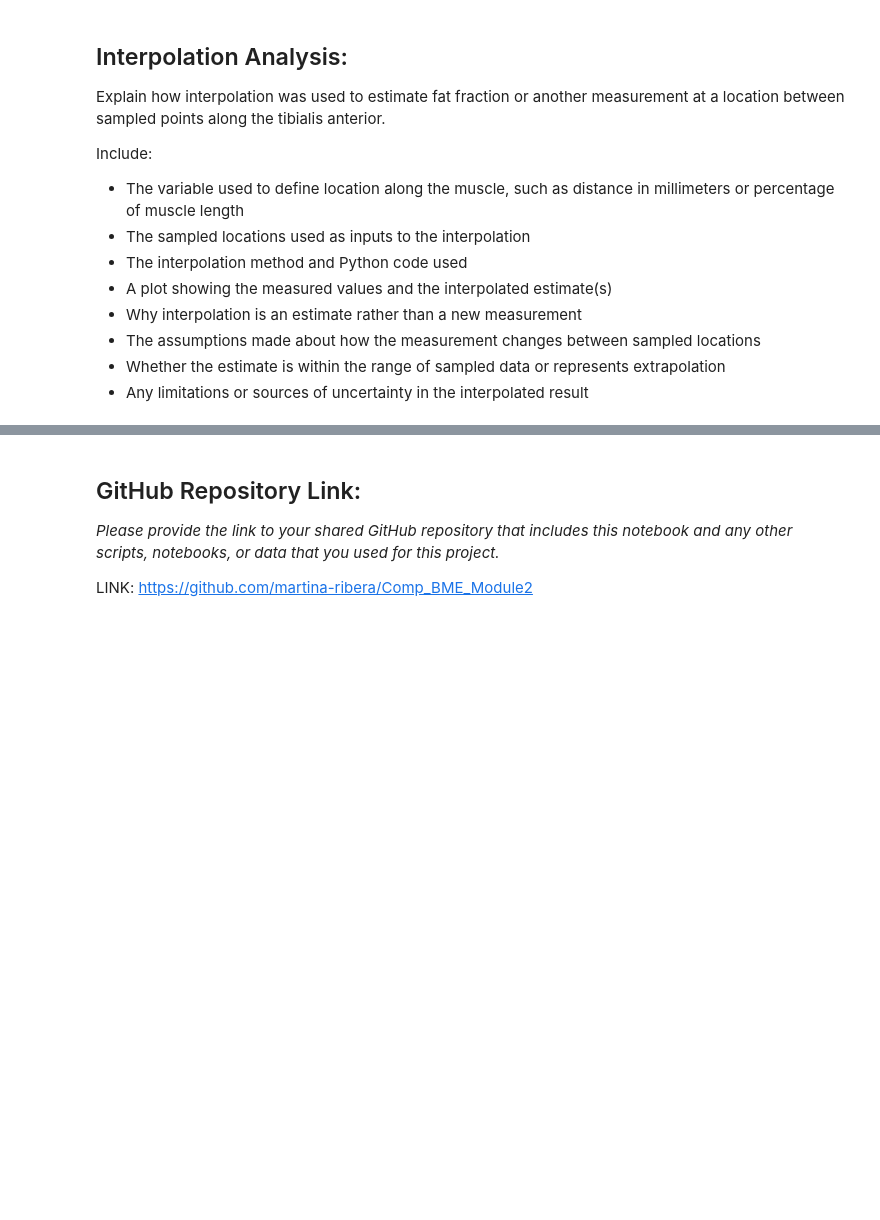
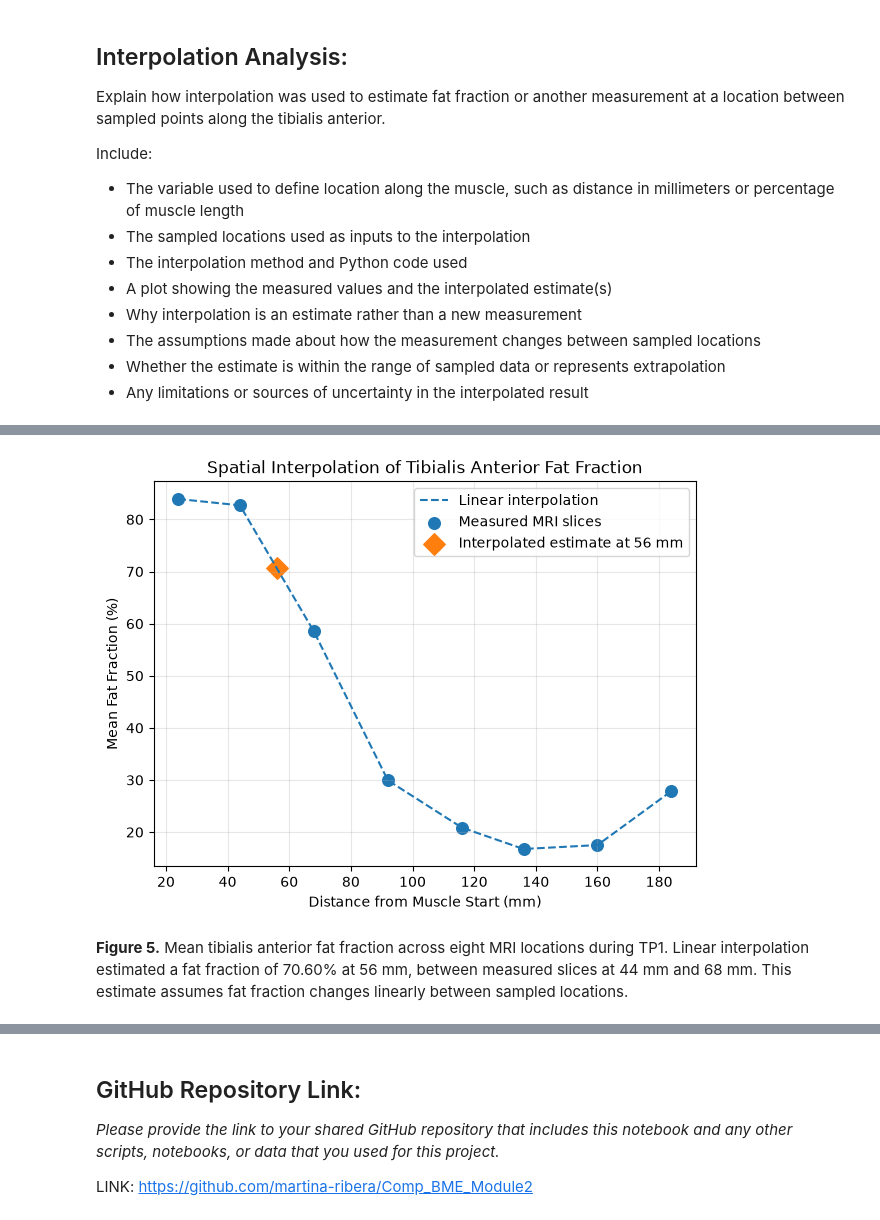
Before and after one commit to martina-ribera/Comp_BME_Module2, a Jupyter notebook: FSHD_Module2_Project.ipynb, the cells around one changed output, grey strips where cells are left out. Drawn from its saved outputs; the diff is of its cells as text; code cells hidden in the pictures; blank space fills up the shorter version.

```diff
--- a/FSHD_Module2_Project.ipynb
+++ b/FSHD_Module2_Project.ipynb
@@ -435,0 +889,10 @@ Discuss:
+# %%
+# Select TP1 measurements from our MRI analysis
+tp1_data = profiles_df[profiles_df["timepoint"] == "TP1"]
+
+# Extract sampled locations and fat fraction values
+locations = np.array(tp1_data["distance_from_muscle_start_mm"])
+fat_fractions = np.array(tp1_data["mean_fat_fraction_percent"])
+
+print("Sampled locations (mm):", locations)
+print("Mean fat fractions (%):", fat_fractions)
@@ -435,0 +907,9 @@ Discuss:
+# %%
+# Create a linear interpolation function
+f_linear = interp1d(locations, fat_fractions, kind='linear')
+
+# Estimate fat fraction at 56 mm
+new_location = 56
+estimated_ff = f_linear(new_location)
+
+print(f"Estimated fat fraction at {new_location} mm: {estimated_ff:.2f}%")
@@ -435,0 +922,24 @@ Discuss:
+# %%
+# Plot the measured values and linear interpolation
+plt.figure(figsize=(7, 5))
+
+plt.plot(locations, fat_fractions, linestyle="--",
+         label="Linear interpolation")
+
+plt.scatter(locations, fat_fractions, s=70,
+            label="Measured MRI slices")
+
+# Plot the interpolated estimate
+plt.scatter([new_location], [estimated_ff], marker="D", s=120,
+            label="Interpolated estimate at 56 mm")
+
+plt.title("Spatial Interpolation of Tibialis Anterior Fat Fraction")
+plt.xlabel("Distance from Muscle Start (mm)")
+plt.ylabel("Mean Fat Fraction (%)")
+plt.grid(True, alpha=0.3)
+plt.legend()
+plt.show()
+# %% [output]
+[figure, added]
+# %% [markdown]
+**Figure 5.** Mean tibialis anterior fat fraction across eight MRI locations during TP1. Linear interpolation estimated a fat fraction of 70.60% at 56 mm, between measured slices at 44 mm and 68 mm. This estimate assumes fat fraction changes linearly between sampled locations.
```
Also changed, not shown: parts of 50 cells of this notebook, 2 other files.
